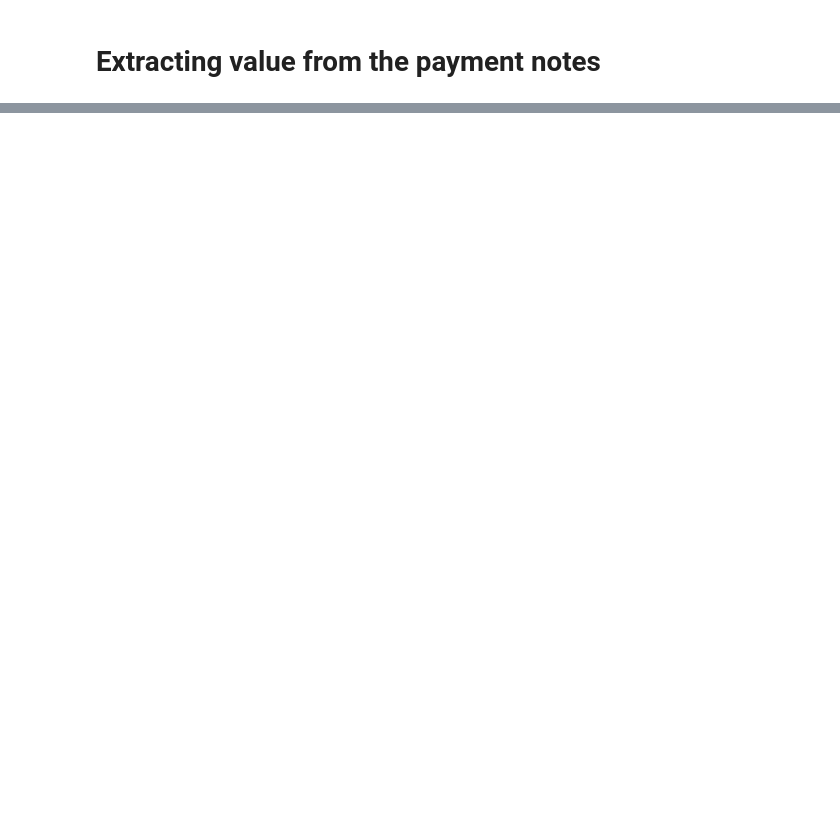
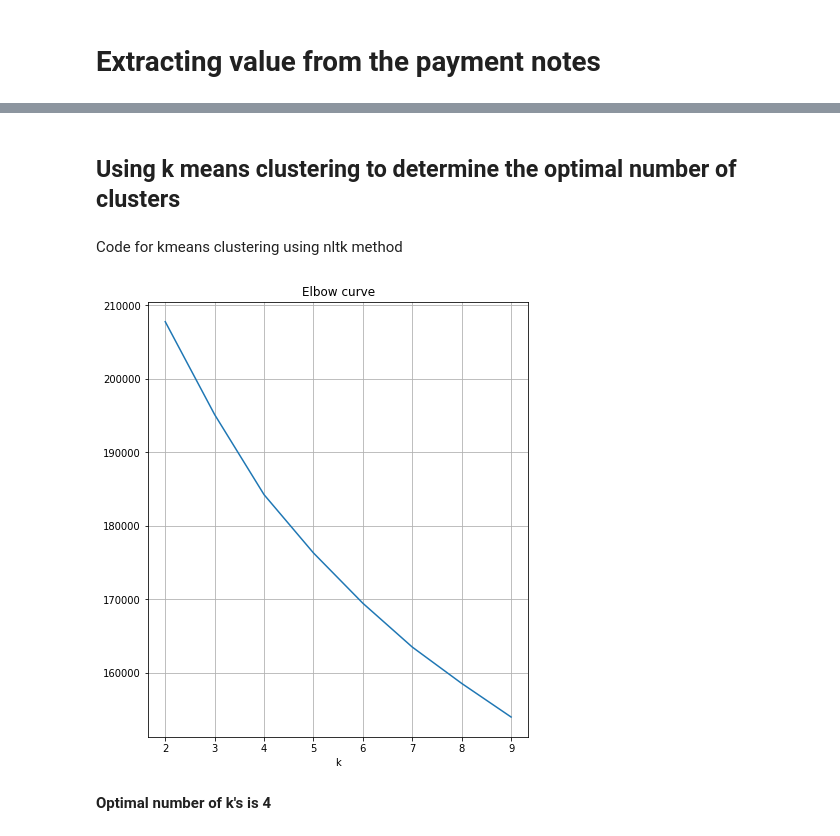
Before and after one commit to fromdatavistodatascience/venmo, a Jupyter notebook: feature_engineer_notes.ipynb, the cells around one changed output, grey strips where cells are left out. Cells and saved outputs as stored; diff of their text form; code cells hidden in the pictures; blank space fills up the shorter version.

```diff
--- a/feature_engineer_notes.ipynb
+++ b/feature_engineer_notes.ipynb
@@ -216,0 +176,6 @@ payments['note'].value_counts()
+# %%
+#In order to train the Doc2Vec model all the words need to be in the same list
+whole_corpus_notes = []
+for note in fully_recomposed_notes:
+    whole_corpus_notes.append(' '.join(note))
+tagged_dataf = [TaggedDocument(words=w.split(' '), tags=[str(i)]) for i, w in enumerate(whole_corpus_notes)]
@@ -216,0 +236,16 @@ payments['note'].value_counts()
+# %%
+# Find the vector of 10pct of the whole note corpus
+model= Doc2Vec.load("d2v.model")
+_10pct = int(0.1 * len(whole_corpus_notes))
+_10pct = int(0.1 * len(whole_corpus_notes))
+_10pct_vect = []
+for note in _10pct_extract:
+    v = model.infer_vector(note)
+    _10pct_vect.append(np.array(v))
+# %%
+_10pct_vect = []
+for note in whole_corpus_notes:
+    v = model.infer_vector(note)
+    _10pct_vect.append(np.array(v))
+# %% [markdown]
+## Using k means clustering to determine the optimal number of clusters
@@ -216,0 +262,2 @@ payments['note'].value_counts()
+# %% [markdown]
+Code for kmeans clustering using nltk method
@@ -216,0 +282,30 @@ payments['note'].value_counts()
+# %%
+from sklearn import metrics
+from sklearn.cluster import KMeans
+from sklearn import metrics
+labels = k_means.labels_
+
+
+# Specifying the dataset and initializing variables
+X = _10pct_vect
+silhouette_score = {}
+distortions = []
+
+# Calculate SSE for different K
+for k in range(2, 10):
+    kmeans = KMeans(n_clusters=k, random_state = 301)
+    kmeans.fit(X)
+    #labels = k_means.labels_
+    #silhouette_score[k] = metrics.silhouette_score(X, labels, metric='euclidean')
+    distortions.append(kmeans.inertia_)
+
+# Plot values of SSE
+plt.figure(figsize=(15,8))
+plt.subplot(121, title='Elbow curve')
+plt.xlabel('k')
+plt.plot(range(2, 10), distortions)
+plt.grid(True)
+# %% [output]
+[figure, added]
+# %% [markdown]
+__Optimal number of k's is 4__
```
Also changed, not shown: parts of 44 cells of this notebook.
